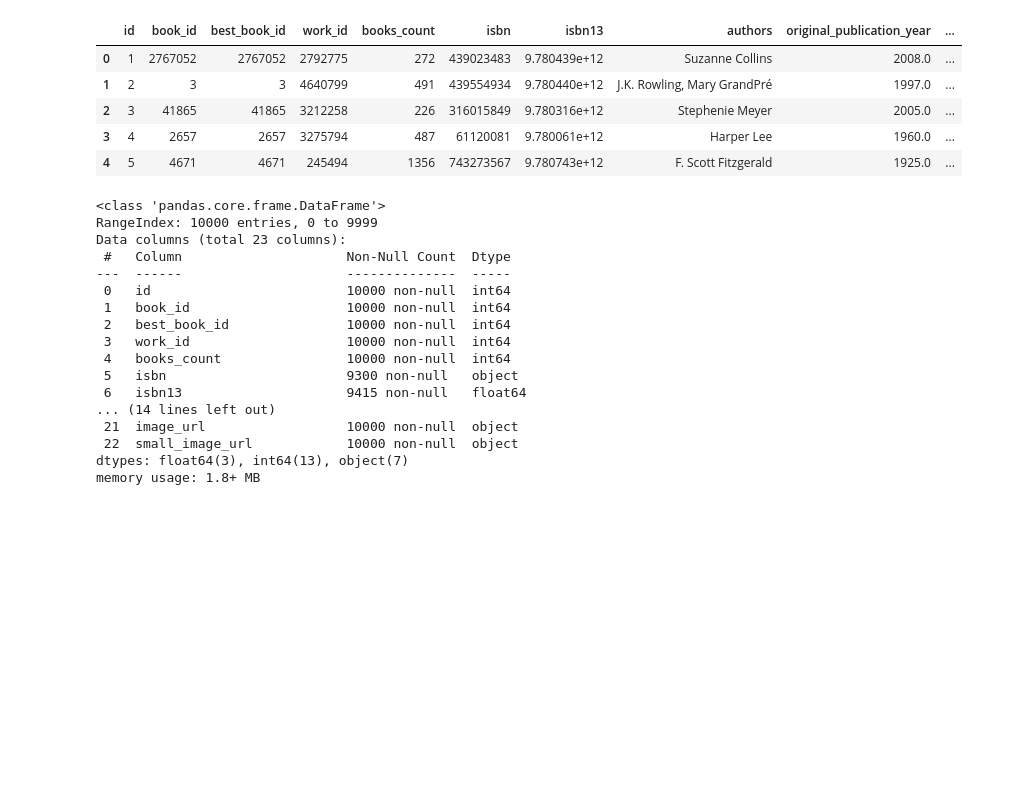
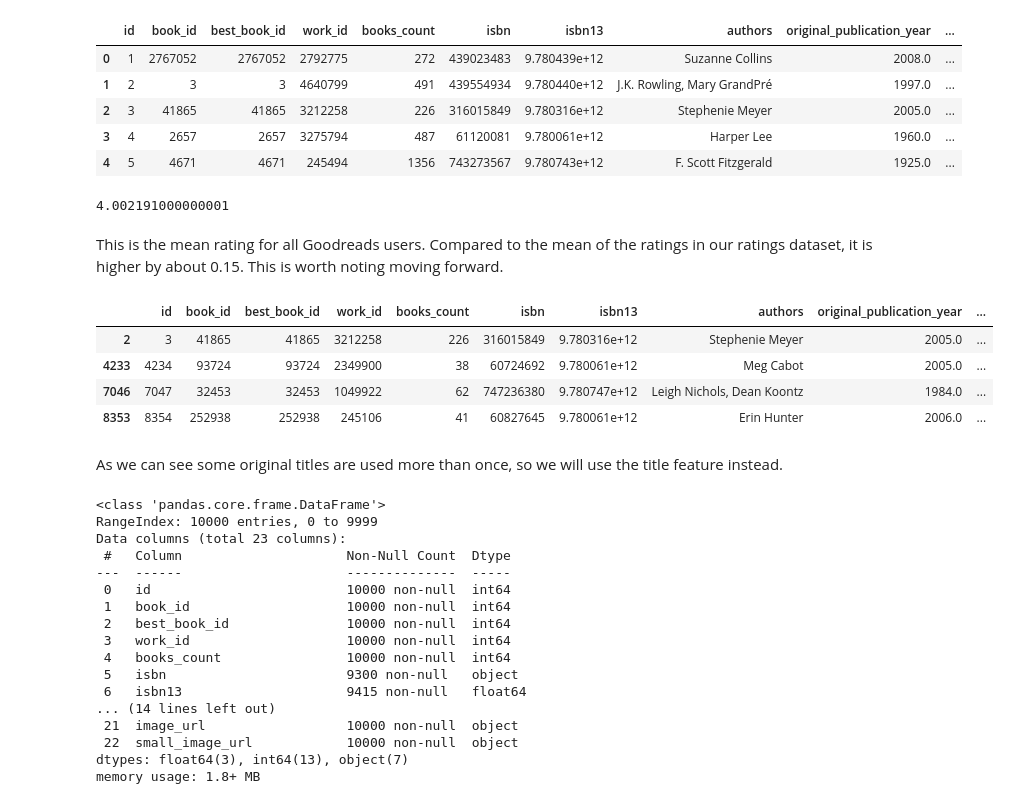
Before and after one commit to gcolson11/Capstone_Books, a Jupyter notebook: Notebooks/Data_Wrangling_and_EDA.ipynb, the cells around one changed output. Drawn from its saved outputs; the diff is of its cells as text; code cells hidden in the pictures; blank space fills up the shorter version.

```diff
--- a/Notebooks/Data_Wrangling_and_EDA.ipynb
+++ b/Notebooks/Data_Wrangling_and_EDA.ipynb
@@ -101,6 +146,23 @@ books.head()
 | 2 | 3 | 41865 | 41865 | 3212258 | 226 | 316015849 | 9.780316e+12 | Stephenie Meyer | 2005.0 | ... |
 | 3 | 4 | 2657 | 2657 | 3275794 | 487 | 61120081 | 9.780061e+12 | Harper Lee | 1960.0 | ... |
 | 4 | 5 | 4671 | 4671 | 245494 | 1356 | 743273567 | 9.780743e+12 | F. Scott Fitzgerald | 1925.0 | ... |
+# %%
+# calculate mean rating for all books
+books['average_rating'].mean()
+# %% [output]
+4.002191000000001
+# %% [markdown]
+This is the mean rating for all Goodreads users. Compared to the mean of the ratings in our ratings dataset, it is higher by about 0.15. This is worth noting moving forward.
+# %%
+books.loc[books['original_title'] == 'Twilight']
+# %% [output]
+|  | id | book_id | best_book_id | work_id | books_count | isbn | isbn13 | authors | original_publication_year | ... |
+| 2 | 3 | 41865 | 41865 | 3212258 | 226 | 316015849 | 9.780316e+12 | Stephenie Meyer | 2005.0 | ... |
+| 4233 | 4234 | 93724 | 93724 | 2349900 | 38 | 60724692 | 9.780061e+12 | Meg Cabot | 2005.0 | ... |
+| 7046 | 7047 | 32453 | 32453 | 1049922 | 62 | 747236380 | 9.780747e+12 | Leigh Nichols, Dean Koontz | 1984.0 | ... |
+| 8353 | 8354 | 252938 | 252938 | 245106 | 41 | 60827645 | 9.780061e+12 | Erin Hunter | 2006.0 | ... |
+# %% [markdown]
+As we can see some original titles are used more than once, so we will use the title feature instead.
 # %%
 books.info()
 # %% [output]
```
Also changed, not shown: parts of 20 cells of this notebook.
